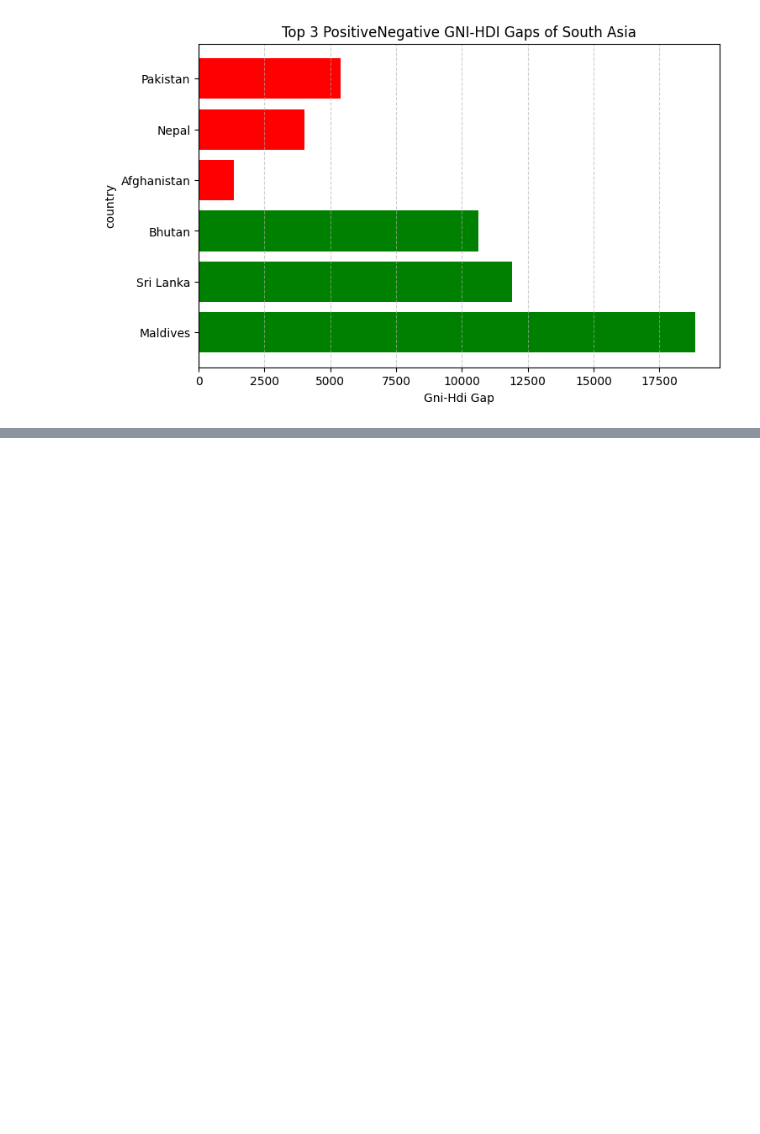
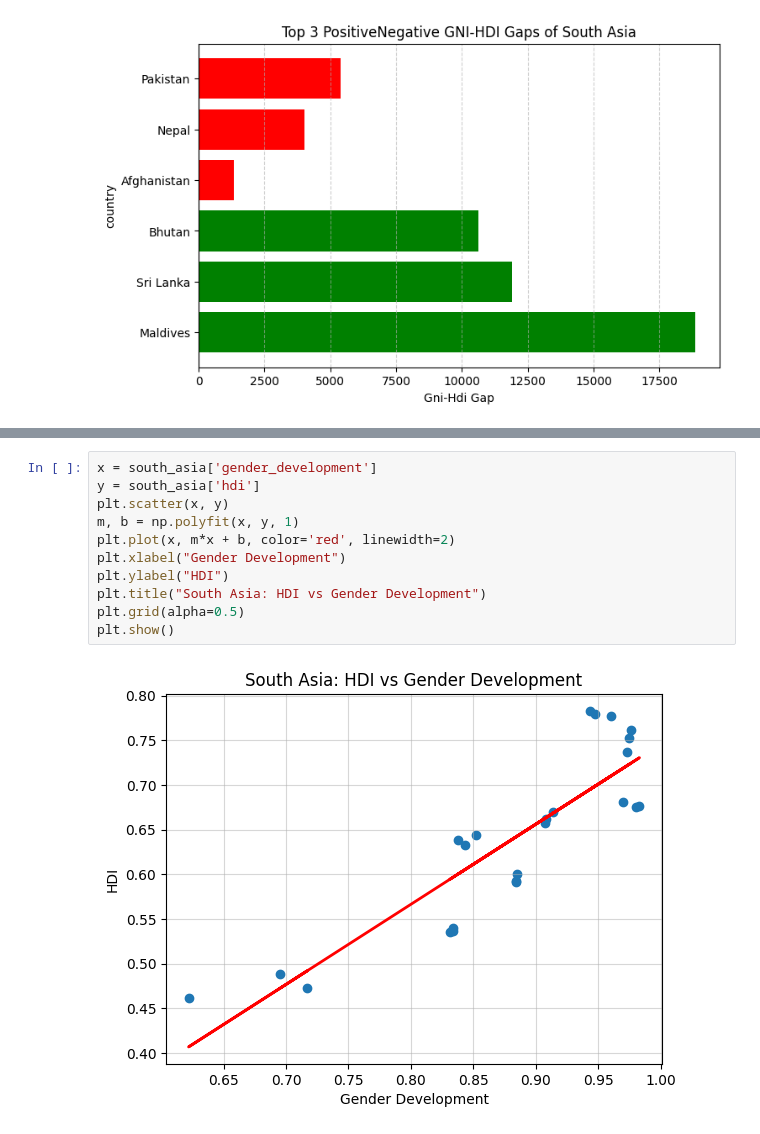
Before and after one commit to kashifmaskeyx/2513342_KashifMaskey, a Jupyter notebook: 2513342_KashifMaskey.ipynb, the cells around one changed output, grey strips where cells are left out. Saved outputs shown, nothing was run; the diff lists cells and outputs as text; blank space fills up the shorter version.

```diff
--- a/2513342_KashifMaskey.ipynb
+++ b/2513342_KashifMaskey.ipynb
@@ -721,0 +965,13 @@ plt.show()
+# %%
+x = south_asia['gender_development']
+y = south_asia['hdi']
+plt.scatter(x, y)
+m, b = np.polyfit(x, y, 1)
+plt.plot(x, m*x + b, color='red', linewidth=2)
+plt.xlabel("Gender Development")
+plt.ylabel("HDI")
+plt.title("South Asia: HDI vs Gender Development")
+plt.grid(alpha=0.5)
+plt.show()
+# %% [output]
+[figure, added]
```
Also changed, not shown: parts of 32 cells of this notebook.
